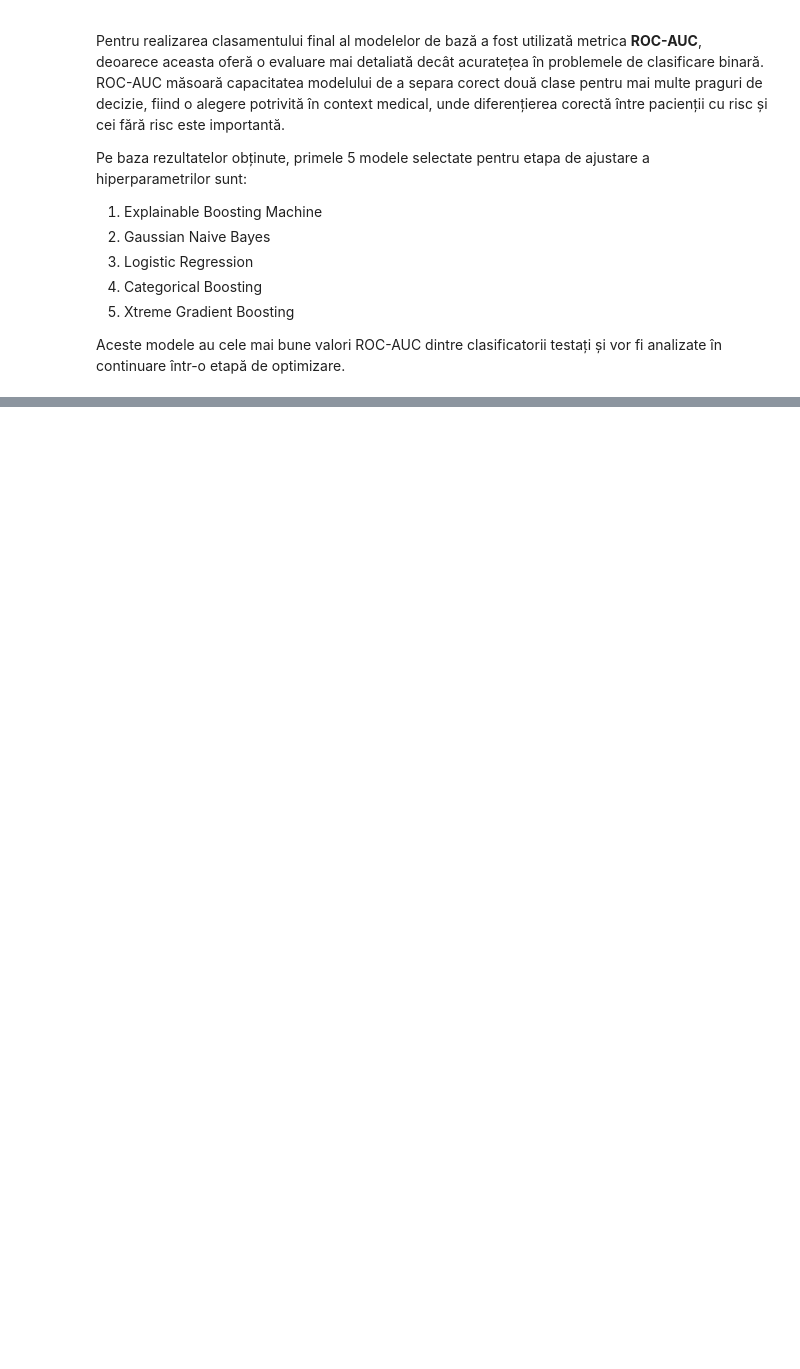
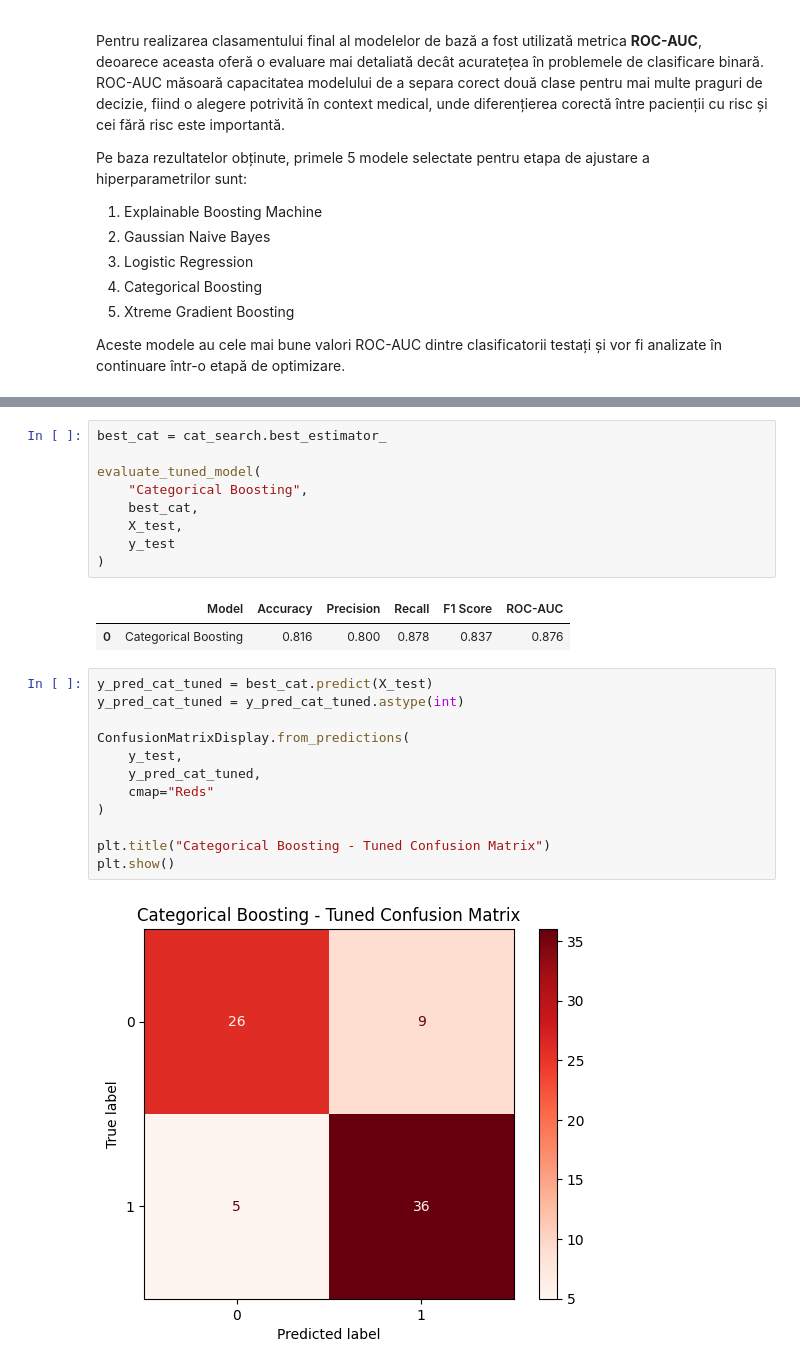
Before and after one commit to Technical-University-of-Cluj-Napoca/proiect-ml-denisa1-2, a Jupyter notebook: notebooks/classification_heart.ipynb, the cells around one changed output, grey strips where cells are left out. Cells and saved outputs as stored; diff of their text form; blank space fills up the shorter version.

```diff
--- a/notebooks/classification_heart.ipynb
+++ b/notebooks/classification_heart.ipynb
@@ -779,0 +1024,26 @@ Aceste modele au cele mai bune valori ROC-AUC dintre clasificatorii testați și
+# %%
+best_cat = cat_search.best_estimator_
+
+evaluate_tuned_model(
+    "Categorical Boosting",
+    best_cat,
+    X_test,
+    y_test
+)
+# %% [output]
+|  | Model | Accuracy | Precision | Recall | F1 Score | ROC-AUC |
+| 0 | Categorical Boosting | 0.816 | 0.800 | 0.878 | 0.837 | 0.876 |
+# %%
+y_pred_cat_tuned = best_cat.predict(X_test)
+y_pred_cat_tuned = y_pred_cat_tuned.astype(int)
+
+ConfusionMatrixDisplay.from_predictions(
+    y_test,
+    y_pred_cat_tuned,
+    cmap="Reds"
+)
+
+plt.title("Categorical Boosting - Tuned Confusion Matrix")
+plt.show()
+# %% [output]
+[figure, added]
```
Also changed, not shown: parts of 79 cells of this notebook, 17 other files.
